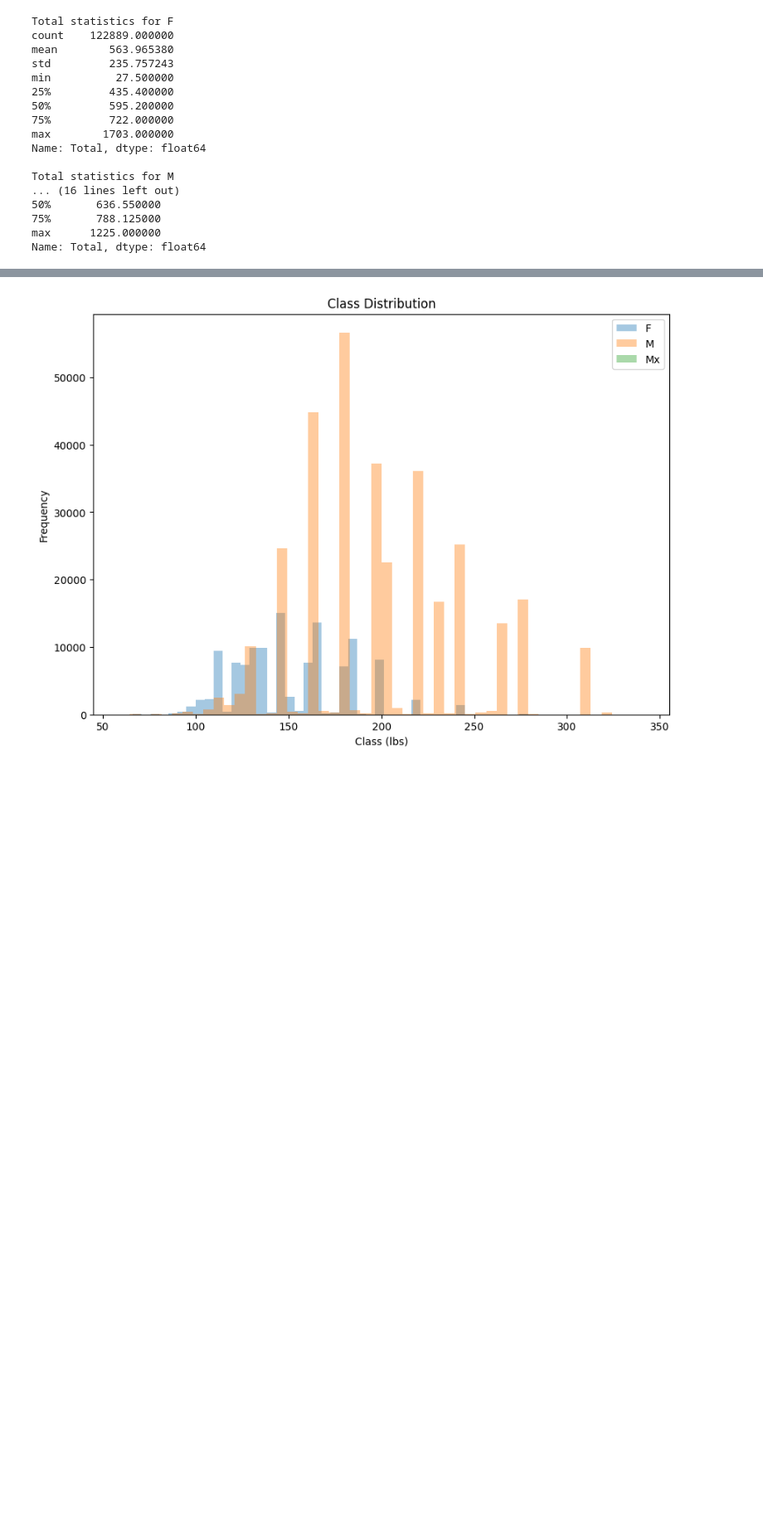
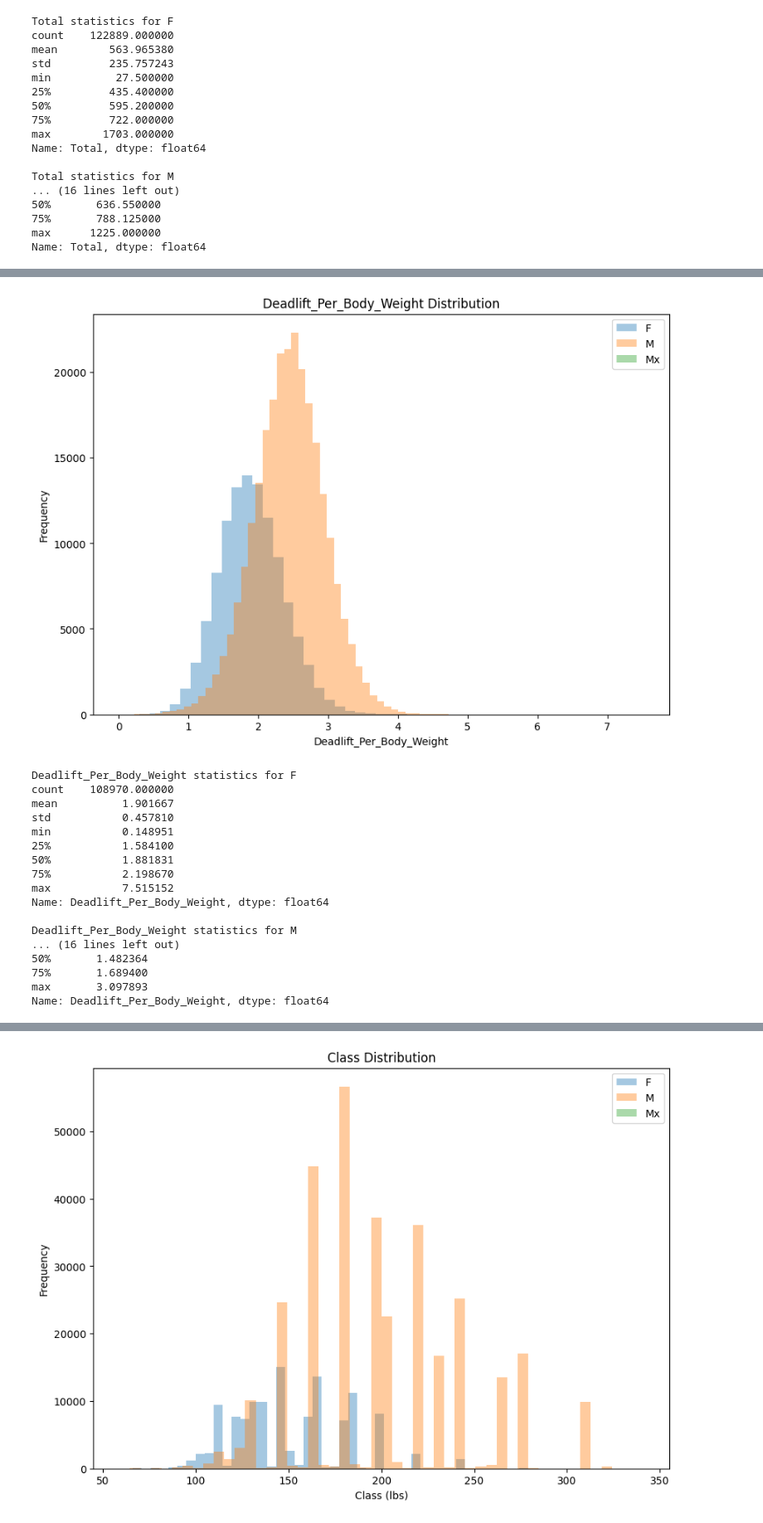
Before and after one commit to pranav142/Openpowerlifting-Database, a Jupyter notebook: notebooks/processed_EDA.ipynb, the cells around one changed output, grey strips where cells are left out. Shown at 83% size. Saved outputs shown, nothing was run; the diff lists cells and outputs as text; code cells hidden in the pictures; blank space fills up the shorter version.

```diff
--- a/notebooks/processed_EDA.ipynb
+++ b/notebooks/processed_EDA.ipynb
@@ -429,0 +467,34 @@ Name: Total, dtype: float64
+# %%
+COLUMN="Deadlift_Per_Body_Weight"
+HUE="Gender"
+
+plot_histogram(
+    data=df,
+    title=f"{COLUMN} Distribution",
+    bins=50,
+    xlabel=f"{COLUMN}",
+    ylabel="Frequency",
+    hue=HUE,
+    column=COLUMN,
+)
+
+show_column_stats(data=df, column=COLUMN, hue=HUE)
+# %% [output]
+[figure, added]
+Deadlift_Per_Body_Weight statistics for F
+count    108970.000000
+mean          1.901667
+std           0.457810
+min           0.148951
+25%           1.584100
+50%           1.881831
+75%           2.198670
+max           7.515152
+Name: Deadlift_Per_Body_Weight, dtype: float64
+
+Deadlift_Per_Body_Weight statistics for M
+... (16 lines left out)
+50%       1.482364
+75%       1.689400
+max       3.097893
+Name: Deadlift_Per_Body_Weight, dtype: float64
```
Also changed, not shown: parts of 17 cells of this notebook, 3 other files.
